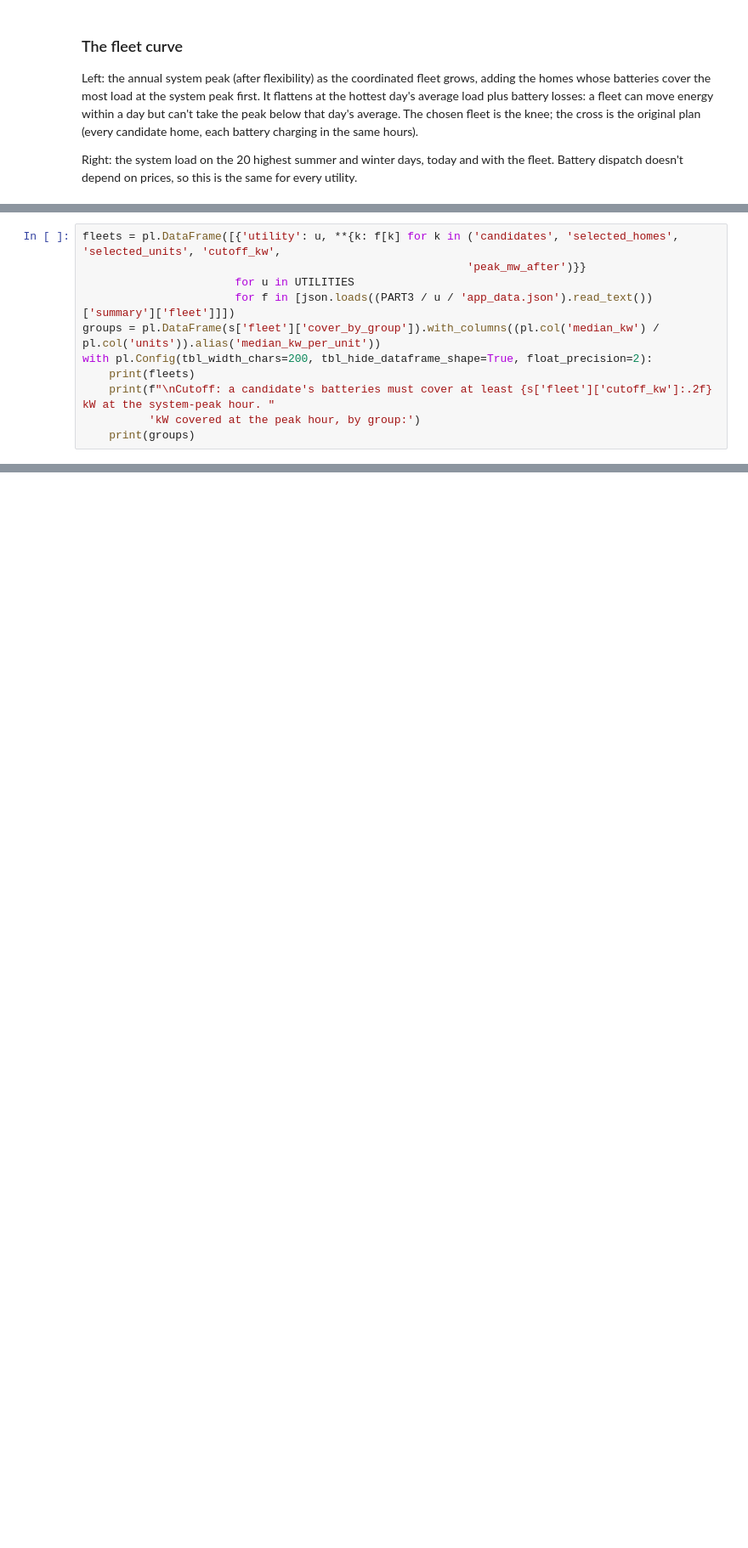
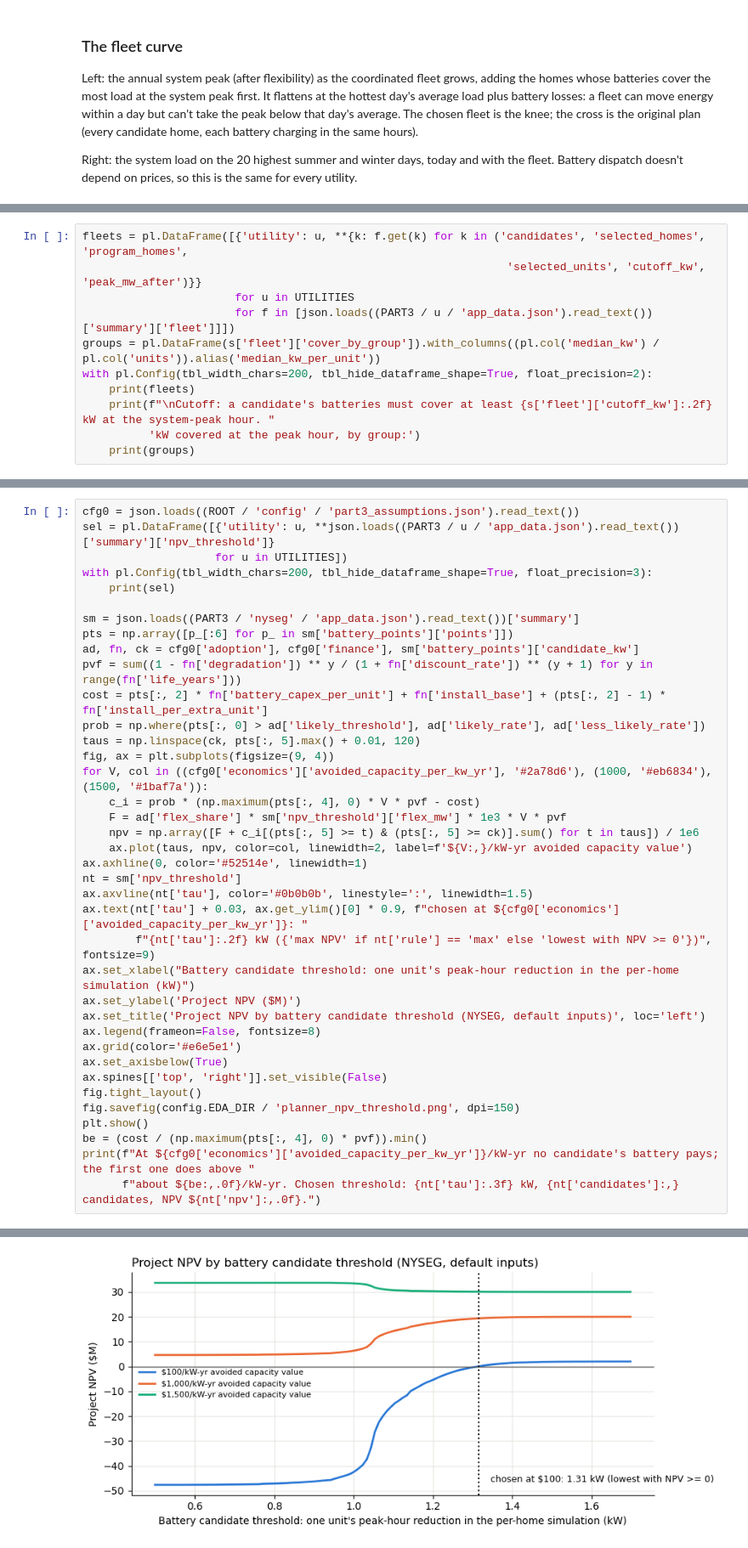
Before and after one commit to nc1387/avangrid-hackathon, a Jupyter notebook: 99_build-planner.ipynb, the cells around one changed output, grey strips where cells are left out. Shown at 85% size. Cells and saved outputs as stored; diff of their text form; blank space fills up the shorter version.

```diff
--- a/99_build-planner.ipynb
+++ b/99_build-planner.ipynb
@@ -295,8 +305,8 @@ Two-unit homes in the fleet cover less per unit than one-unit homes, because the
 at least 0.5 kW) is far below a unit's 3.84 kW rating. Letting the optimization choose each home's number of units, not
 just whether it joins, would probably reach the same peak with fewer units.
 # %%
-fleets = pl.DataFrame([{'utility': u, **{k: f[k] for k in ('candidates', 'selected_homes', 'selected_units', 'cutoff_kw',
-                                                          'peak_mw_after')}}
+fleets = pl.DataFrame([{'utility': u, **{k: f.get(k) for k in ('candidates', 'selected_homes', 'program_homes',
+                                                                'selected_units', 'cutoff_kw', 'peak_mw_after')}}
                        for u in UTILITIES
                        for f in [json.loads((PART3 / u / 'app_data.json').read_text())['summary']['fleet']]])
 groups = pl.DataFrame(s['fleet']['cover_by_group']).with_columns((pl.col('median_kw') / pl.col('units')).alias('median_kw_per_unit'))
@@ -325,0 +362,39 @@ Cutoff: a candidate's batteries must cover at least 2.07 kW at the system-peak h
+# %%
+cfg0 = json.loads((ROOT / 'config' / 'part3_assumptions.json').read_text())
+sel = pl.DataFrame([{'utility': u, **json.loads((PART3 / u / 'app_data.json').read_text())['summary']['npv_threshold']}
+                    for u in UTILITIES])
+with pl.Config(tbl_width_chars=200, tbl_hide_dataframe_shape=True, float_precision=3):
+    print(sel)
+
+sm = json.loads((PART3 / 'nyseg' / 'app_data.json').read_text())['summary']
+pts = np.array([p_[:6] for p_ in sm['battery_points']['points']])
+ad, fn, ck = cfg0['adoption'], cfg0['finance'], sm['battery_points']['candidate_kw']
+pvf = sum((1 - fn['degradation']) ** y / (1 + fn['discount_rate']) ** (y + 1) for y in range(fn['life_years']))
+cost = pts[:, 2] * fn['battery_capex_per_unit'] + fn['install_base'] + (pts[:, 2] - 1) * fn['install_per_extra_unit']
+prob = np.where(pts[:, 0] > ad['likely_threshold'], ad['likely_rate'], ad['less_likely_rate'])
+taus = np.linspace(ck, pts[:, 5].max() + 0.01, 120)
+fig, ax = plt.subplots(figsize=(9, 4))
+for V, col in ((cfg0['economics']['avoided_capacity_per_kw_yr'], '#2a78d6'), (1000, '#eb6834'), (1500, '#1baf7a')):
+    c_i = prob * (np.maximum(pts[:, 4], 0) * V * pvf - cost)
+    F = ad['flex_share'] * sm['npv_threshold']['flex_mw'] * 1e3 * V * pvf
+    npv = np.array([F + c_i[(pts[:, 5] >= t) & (pts[:, 5] >= ck)].sum() for t in taus]) / 1e6
+    ax.plot(taus, npv, color=col, linewidth=2, label=f'${V:,}/kW-yr avoided capacity value')
+ax.axhline(0, color='#52514e', linewidth=1)
+nt = sm['npv_threshold']
+ax.axvline(nt['tau'], color='#0b0b0b', linestyle=':', linewidth=1.5)
+ax.text(nt['tau'] + 0.03, ax.get_ylim()[0] * 0.9, f"chosen at ${cfg0['economics']['avoided_capacity_per_kw_yr']}: "
+        f"{nt['tau']:.2f} kW ({'max NPV' if nt['rule'] == 'max' else 'lowest with NPV >= 0'})", fontsize=9)
+ax.set_xlabel("Battery candidate threshold: one unit's peak-hour reduction in the per-home simulation (kW)")
+ax.set_ylabel('Project NPV ($M)')
+ax.set_title('Project NPV by battery candidate threshold (NYSEG, default inputs)', loc='left')
+ax.legend(frameon=False, fontsize=8)
+ax.grid(color='#e6e5e1')
+ax.set_axisbelow(True)
+ax.spines[['top', 'right']].set_visible(False)
+fig.tight_layout()
+fig.savefig(config.EDA_DIR / 'planner_npv_threshold.png', dpi=150)
+plt.show()
+be = (cost / (np.maximum(pts[:, 4], 0) * pvf)).min()
+print(f"At ${cfg0['economics']['avoided_capacity_per_kw_yr']}/kW-yr no candidate's battery pays; the first one does above "
+      f"about ${be:,.0f}/kW-yr. Chosen threshold: {nt['tau']:.3f} kW, {nt['candidates']:,} candidates, NPV ${nt['npv']:,.0f}.")
+# %% [output]
@@ -325,0 +411 @@ Cutoff: a candidate's batteries must cover at least 2.07 kW at the system-peak h
+[figure, added]
```
Also changed, not shown: parts of 11 cells of this notebook.
